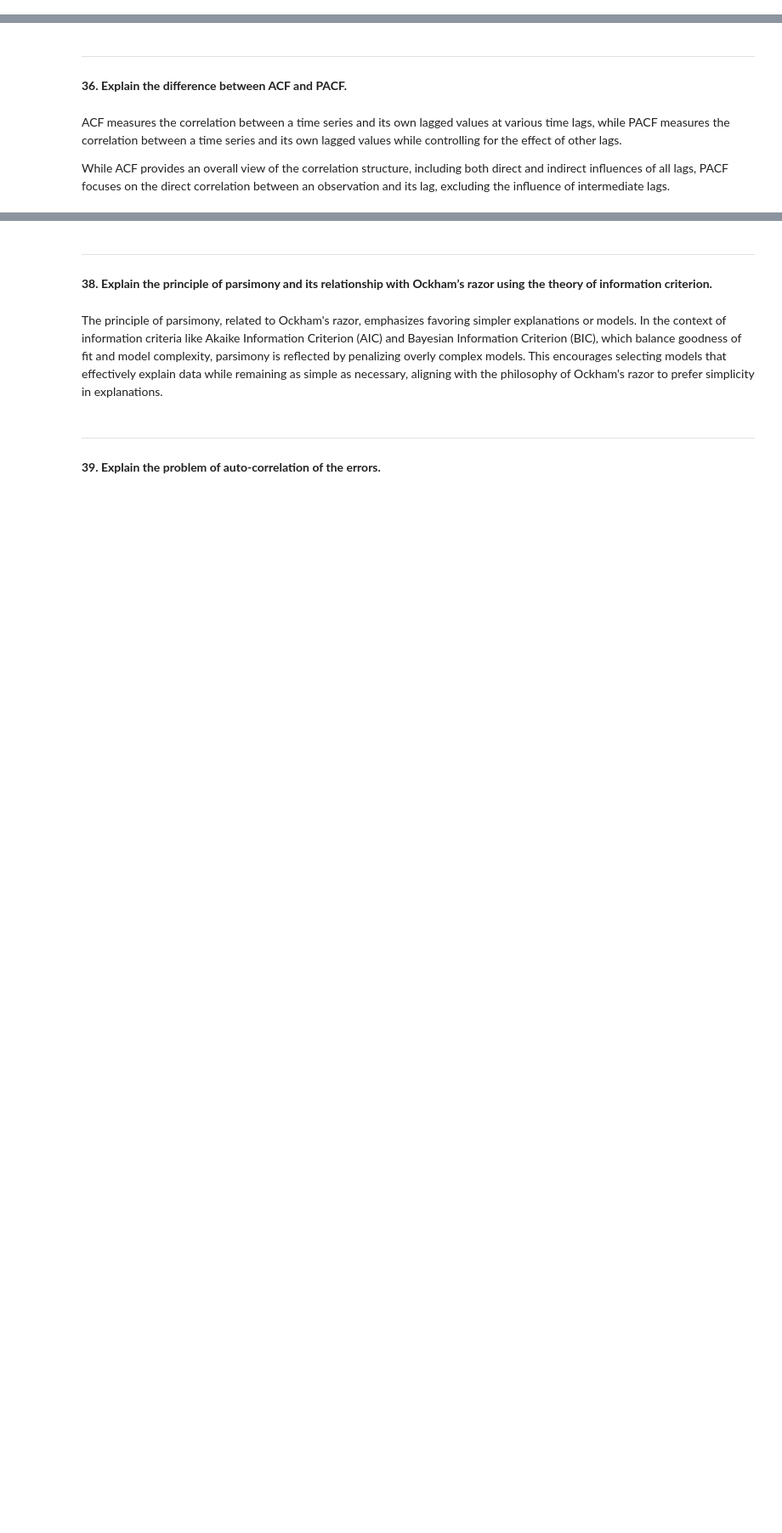
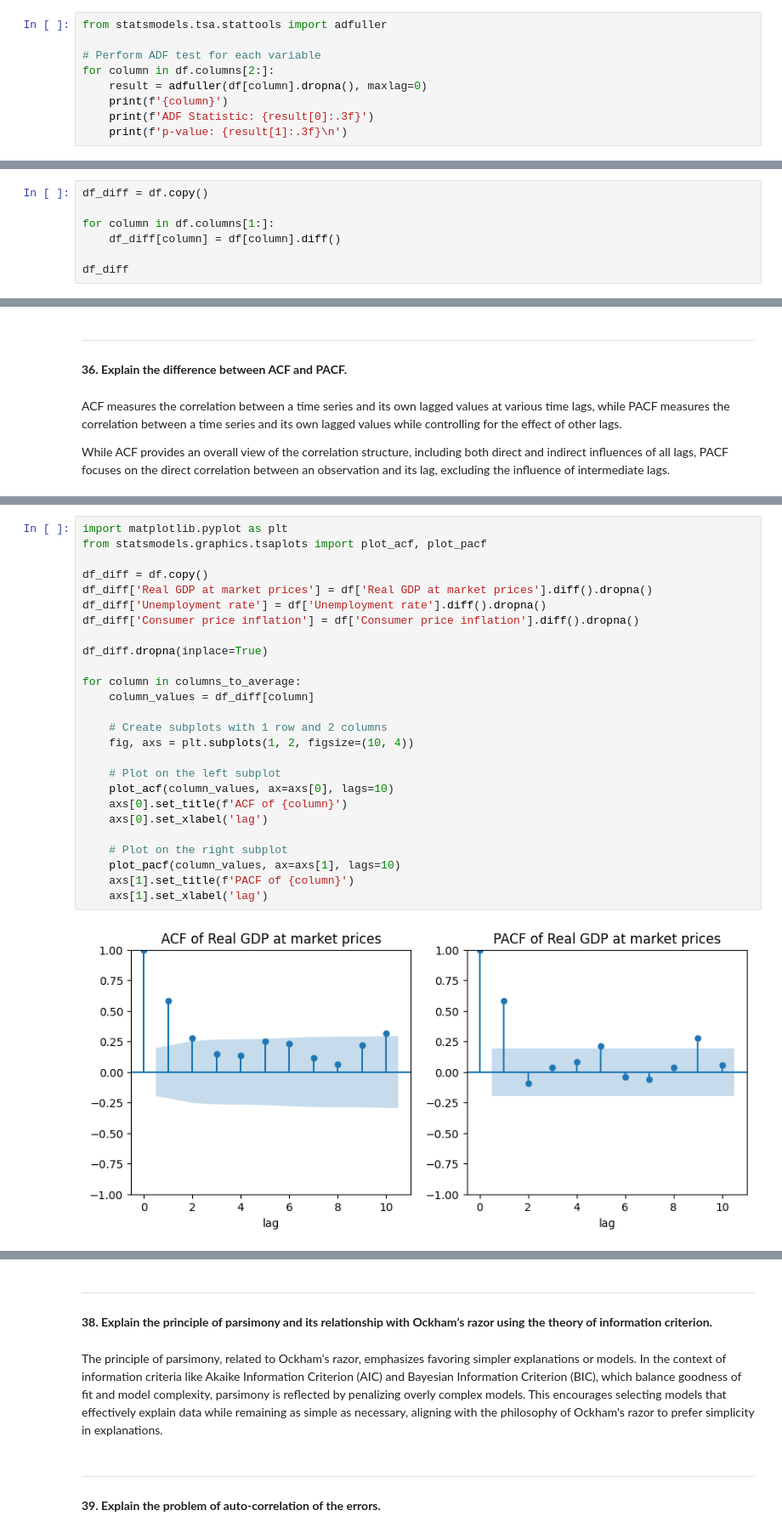
Before and after one commit to joaomelga/MODS202-project, a Jupyter notebook: mods202-project.ipynb, the cells around one changed output, grey strips where cells are left out. Shown: that part at 85% size. Drawn from its saved outputs; the diff is of its cells as text; blank space fills up the shorter version.

```diff
--- a/mods202-project.ipynb
+++ b/mods202-project.ipynb
@@ -1101,0 +1177,9 @@ The trade-off is exlpained by the fact that a larger window provides smoother re
+# %%
+from statsmodels.tsa.stattools import adfuller
+
+# Perform ADF test for each variable
+for column in df.columns[2:]:
+    result = adfuller(df[column].dropna(), maxlag=0)
+    print(f'{column}')
+    print(f'ADF Statistic: {result[0]:.3f}')
+    print(f'p-value: {result[1]:.3f}\n')
@@ -1104,0 +1197,7 @@ The trade-off is exlpained by the fact that a larger window provides smoother re
+# %%
+df_diff = df.copy()
+
+for column in df.columns[1:]:
+    df_diff[column] = df[column].diff()
+
+df_diff
@@ -1114,0 +1230,28 @@ While ACF provides an overall view of the correlation structure, including both
+# %%
+import matplotlib.pyplot as plt
+from statsmodels.graphics.tsaplots import plot_acf, plot_pacf
+
+df_diff = df.copy()
+df_diff['Real GDP at market prices'] = df['Real GDP at market prices'].diff().dropna()
+df_diff['Unemployment rate'] = df['Unemployment rate'].diff().dropna()
+df_diff['Consumer price inflation'] = df['Consumer price inflation'].diff().dropna()
+
+df_diff.dropna(inplace=True)
+
+for column in columns_to_average:
+    column_values = df_diff[column]
+
+    # Create subplots with 1 row and 2 columns
+    fig, axs = plt.subplots(1, 2, figsize=(10, 4))
+
+    # Plot on the left subplot
+    plot_acf(column_values, ax=axs[0], lags=10)
+    axs[0].set_title(f'ACF of {column}')
+    axs[0].set_xlabel('lag')
+
+    # Plot on the right subplot
+    plot_pacf(column_values, ax=axs[1], lags=10)
+    axs[1].set_title(f'PACF of {column}')
+    axs[1].set_xlabel('lag')
+# %% [output]
+[figure, added]
```
Also changed, not shown: parts of 30 cells of this notebook.
